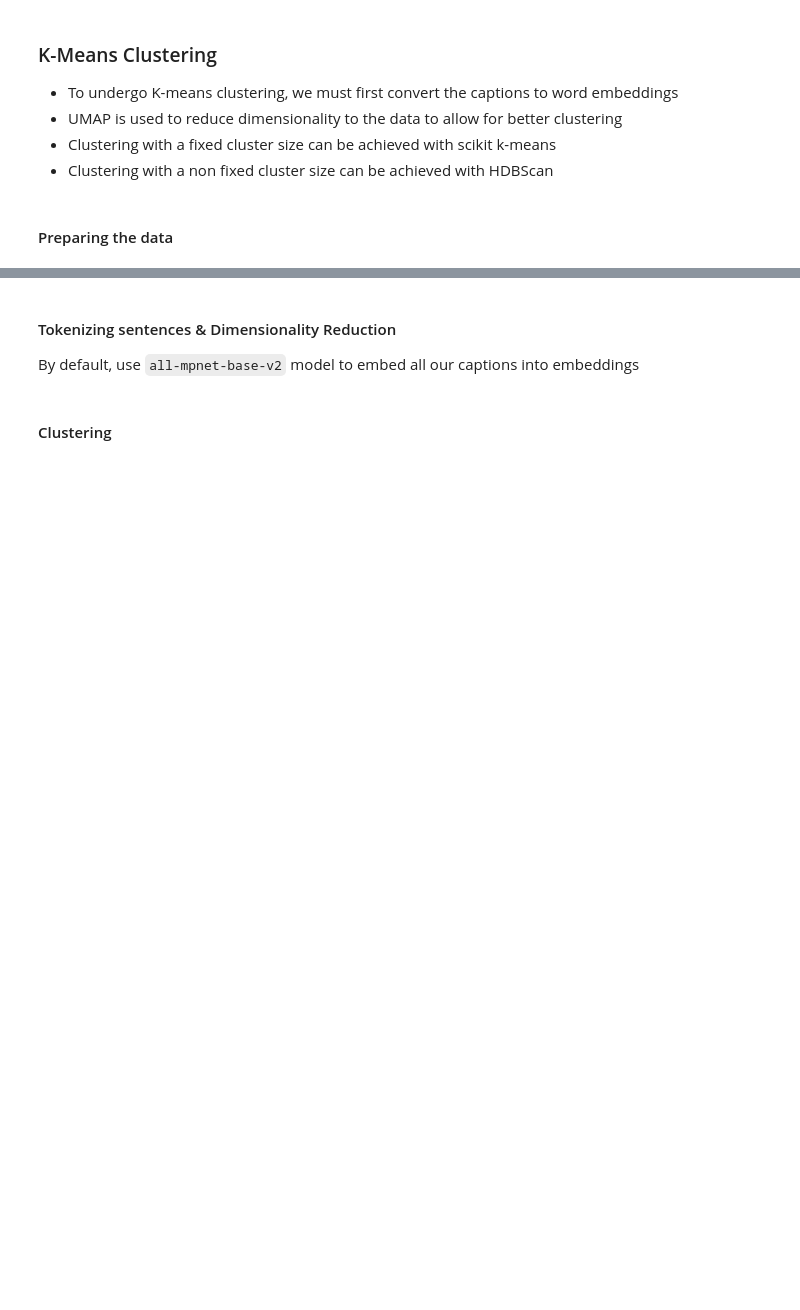
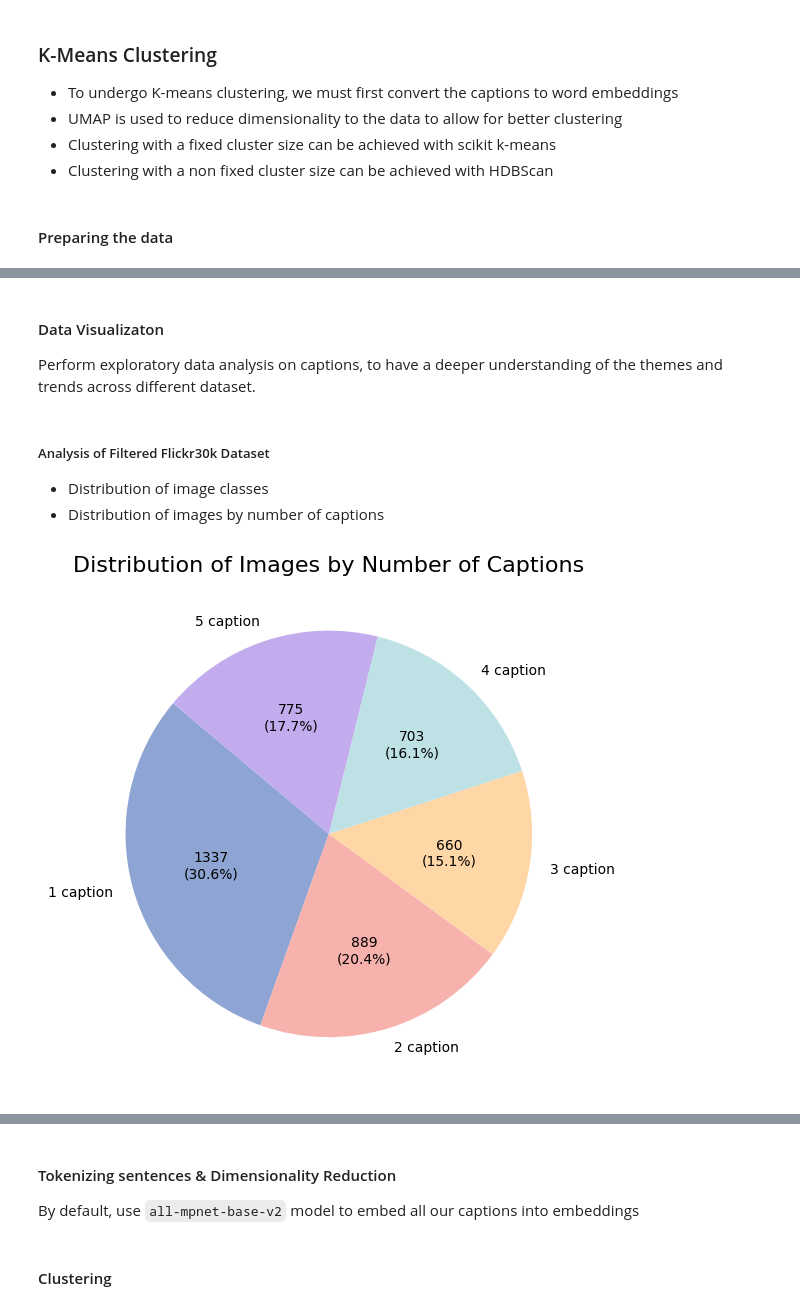
Before and after one commit to Jaywhisker/PlayWrite, a Jupyter notebook: notebooks/data_visualisation/dataset_visualisation.ipynb, the cells around one changed output, grey strips where cells are left out. Saved outputs shown, nothing was run; the diff lists cells and outputs as text; code cells hidden in the pictures; blank space fills up the shorter version.

Commit message:
add data visualisation py file

```diff
--- a/notebooks/data_visualisation/dataset_visualisation.ipynb
+++ b/notebooks/data_visualisation/dataset_visualisation.ipynb
@@ -29,6 +36,8 @@ blip_val = pd.read_csv("../../input/Landscape/Validation/Labels/Blip_Label.csv",
 kosmos_train = pd.read_csv("../../input/Landscape/Train/Labels/Kosmos_Label.csv", index_col=0)
 kosmos_test = pd.read_csv("../../input/Landscape/Test/Labels/Kosmos_Label.csv", index_col=0)
 kosmos_val = pd.read_csv("../../input/Landscape/Validation/Labels/Kosmos_Label.csv", index_col=0)
+
+flickr30k = pd.read_csv("../../input/Flickr30k/flickr30k_classified.csv", index_col=0)
 # %%
 #creating dataframe of all the captions
 blip = pd.concat([blip_train, blip_test, blip_val])
@@ -67,0 +94,50 @@ kosmos
+# %% [markdown]
+#### Data Visualizaton
+Perform exploratory data analysis on captions, to have a deeper understanding of the themes and trends across different dataset.
+# %% [markdown]
+##### Analysis of Filtered Flickr30k Dataset
+- Distribution of image classes
+- Distribution of images by number of captions
+# %%
+def analyze_caption_counts(df):
+    """
+    Analyze the caption counts of the DataFrame.
+
+    Args:
+        df (DataFrame): Input DataFrame containing the data.
+
+    Returns:
+        Series: Categorized caption counts.
+        int: Total number of images.
+    """
+    caption_counts = df.groupby('image_filename')['caption'].count()
+    caption_counts_categorized = caption_counts.value_counts().reindex(range(1, 6), fill_value=0)
+    total_images = caption_counts_categorized.sum()
+    return caption_counts_categorized, total_images
+
+def plot_pie_chart(caption_counts_categorized, total_images):
+    """
+    Plot a pie chart showing the distribution of images by the number of captions.
+
+    Args:
+        caption_counts_categorized (Series): Categorized caption counts.
+        total_images (int): Total number of images.
+    """
+    labels = [f'{i} caption' for i in caption_counts_categorized.index]
+    colors = ['#8EA4D2', '#F7B2AD', '#FFD6A5', '#BEE1E6', '#C3ACEE']
+
+    def func(pct, allvals):
+        absolute = int(pct/100.*total_images)
+        return "{:d}\n({:.1f}%)".format(absolute, pct)
+
+    plt.figure(figsize=(6, 6))
+    plt.pie(caption_counts_categorized, labels=labels, colors=colors, startangle=140,
+            autopct=lambda pct: func(pct, caption_counts_categorized))
+    plt.title('Distribution of Images by Number of Captions', fontsize=16)
+    plt.tight_layout()
+    plt.show()
+# %%
+caption_counts_categorized, total_images = analyze_caption_counts(flickr30k)
+plot_pie_chart(caption_counts_categorized, total_images)
+# %% [output]
+[figure, added]
```
Also changed, not shown: parts of 13 cells of this notebook, 4 other files.
